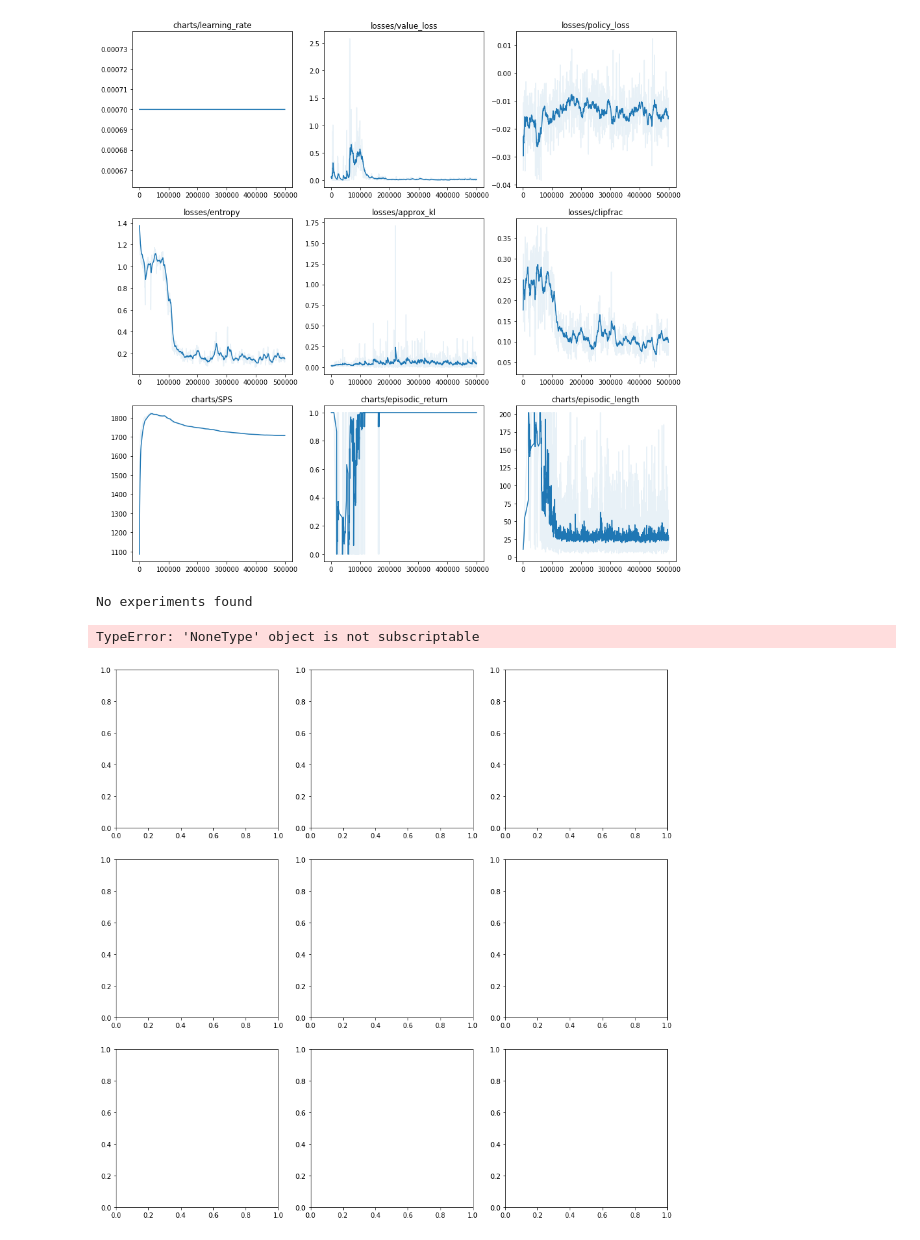
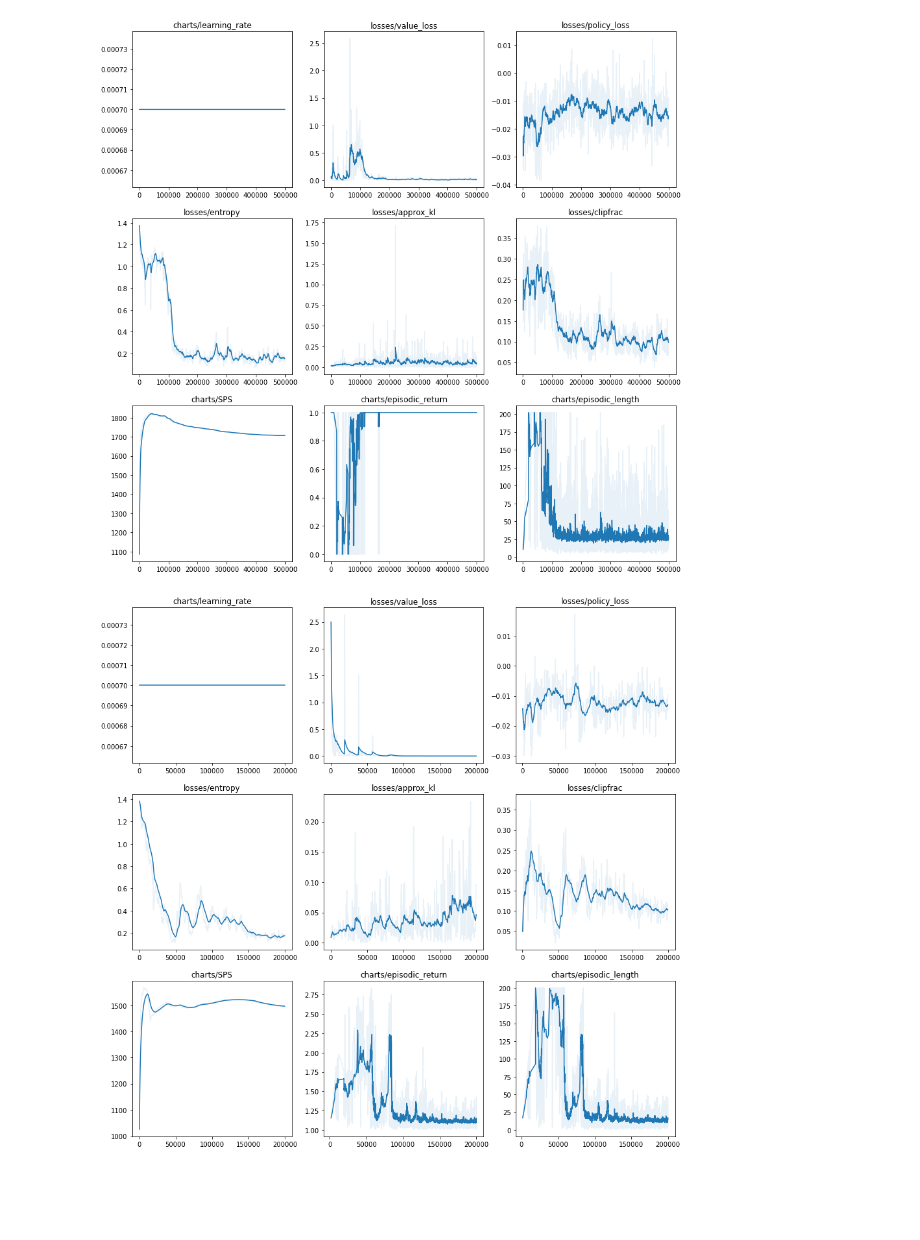
Before and after one commit to liuandrew/training-rl-algo, a Jupyter notebook: write_and_test/read_experiments.ipynb, the cells around one changed output. Drawn from its saved outputs; the diff is of its cells as text; code cells hidden in the pictures; blank space fills up the shorter version.

```diff
--- a/write_and_test/read_experiments.ipynb
+++ b/write_and_test/read_experiments.ipynb
@@ -201,9 +282,7 @@ plot_exp_df(df)
 # %% [output]
 [figure]
 # %%
-df = load_exp_df('nav_invisible_color_1_dist')
+df = load_exp_df('invisible_shared1')
 plot_exp_df(df)
 # %% [output]
-No experiments found
-TypeError: 'NoneType' object is not subscriptable
-[figure, old version]
+[figure, new version]
```
Also changed, not shown: parts of 5 cells of this notebook, 7 other files.
